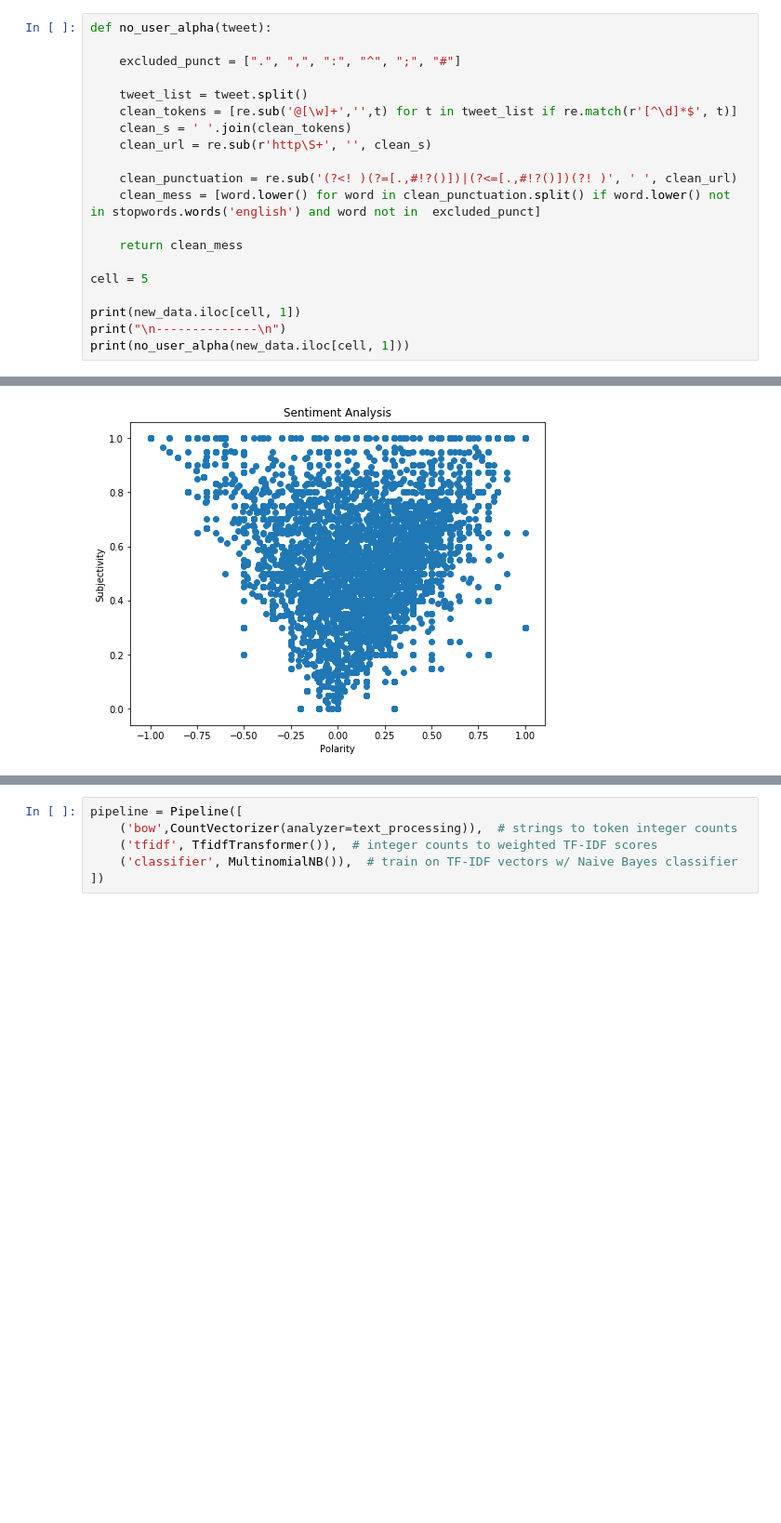
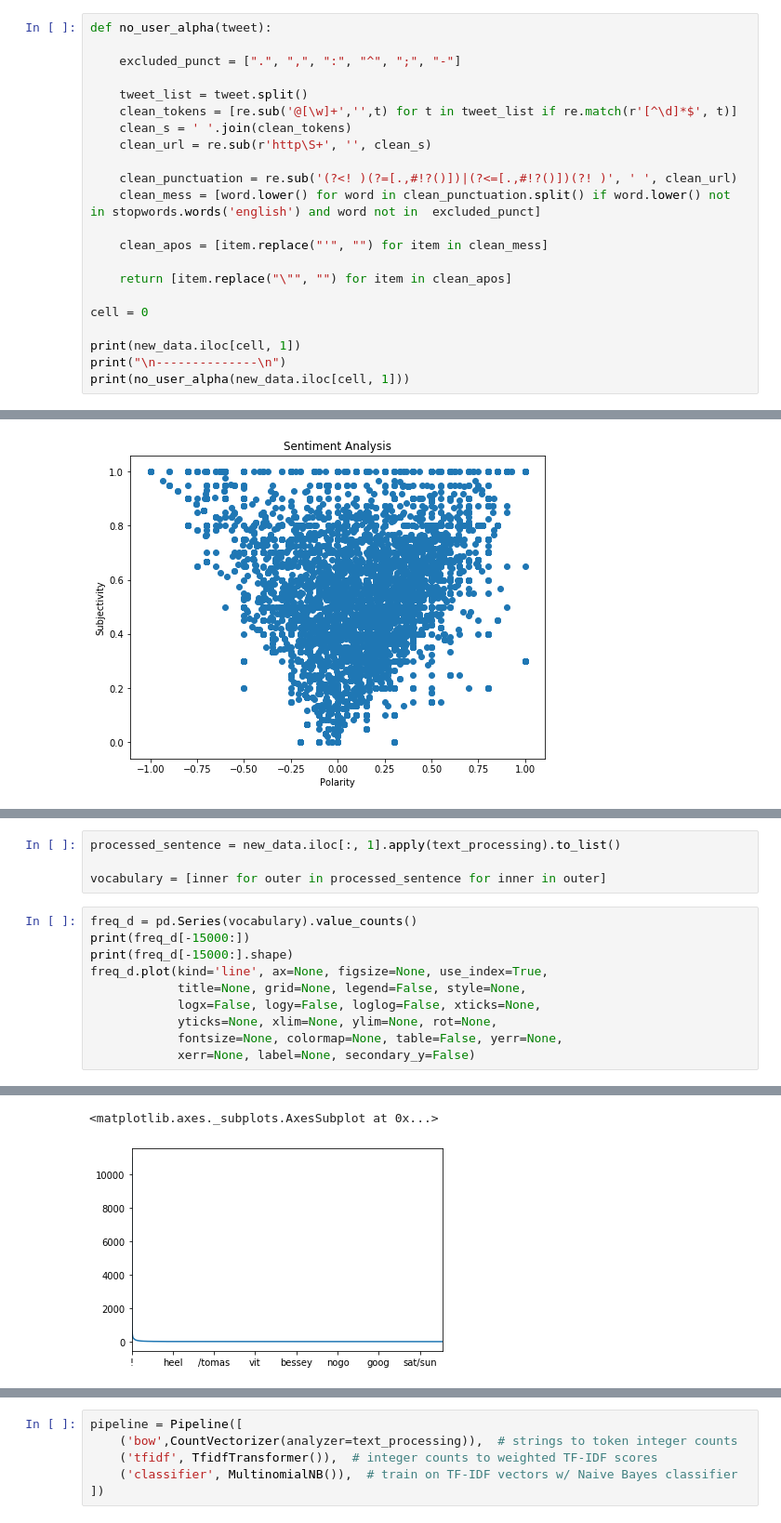
Before and after one commit to Scylidose/TweetFeel, a Jupyter notebook: Sentiment_Estimator/Sentiment Estimator.ipynb, the cells around one changed output, grey strips where cells are left out. Shown: that part at 93% size. Drawn from its saved outputs; the diff is of its cells as text; blank space fills up the shorter version.

```diff
--- a/Sentiment_Estimator/Sentiment Estimator.ipynb
+++ b/Sentiment_Estimator/Sentiment Estimator.ipynb
@@ -58,7 +58,7 @@ Name: 1, dtype: object
 # %%
 def no_user_alpha(tweet):
 
-    excluded_punct = [".", ",", ":", "^", ";", "#"]
+    excluded_punct = [".", ",", ":", "^", ";", "-"]
 
     tweet_list = tweet.split()
     clean_tokens = [re.sub('@[\w]+','',t) for t in tweet_list if re.match(r'[^\d]*$', t)]
@@ -68,9 +68,11 @@ def no_user_alpha(tweet):
     clean_punctuation = re.sub('(?<! )(?=[.,#!?()])|(?<=[.,#!?()])(?! )', ' ', clean_url)
     clean_mess = [word.lower() for word in clean_punctuation.split() if word.lower() not in stopwords.words('english') and word not in  excluded_punct]
 
-    return clean_mess
+    clean_apos = [item.replace("'", "") for item in clean_mess]
 
-cell = 5
+    return [item.replace("\"", "") for item in clean_apos]
+
+cell = 0
 
 print(new_data.iloc[cell, 1])
 print("\n--------------\n")
@@ -272,0 +280,15 @@ freq_dist.most_common(15)
+# %%
+processed_sentence = new_data.iloc[:, 1].apply(text_processing).to_list()
+
+vocabulary = [inner for outer in processed_sentence for inner in outer]
+# %%
+freq_d = pd.Series(vocabulary).value_counts()
+print(freq_d[-15000:])
+print(freq_d[-15000:].shape)
+freq_d.plot(kind='line', ax=None, figsize=None, use_index=True,
+            title=None, grid=None, legend=False, style=None,
+            logx=False, logy=False, loglog=False, xticks=None,
+            yticks=None, xlim=None, ylim=None, rot=None,
+            fontsize=None, colormap=None, table=False, yerr=None,
+            xerr=None, label=None, secondary_y=False)
+# %% [output]
@@ -272,0 +308,2 @@ freq_dist.most_common(15)
+<matplotlib.axes._subplots.AxesSubplot at 0x...>
+[figure, added]
```
Also changed, not shown: parts of 24 cells of this notebook.
